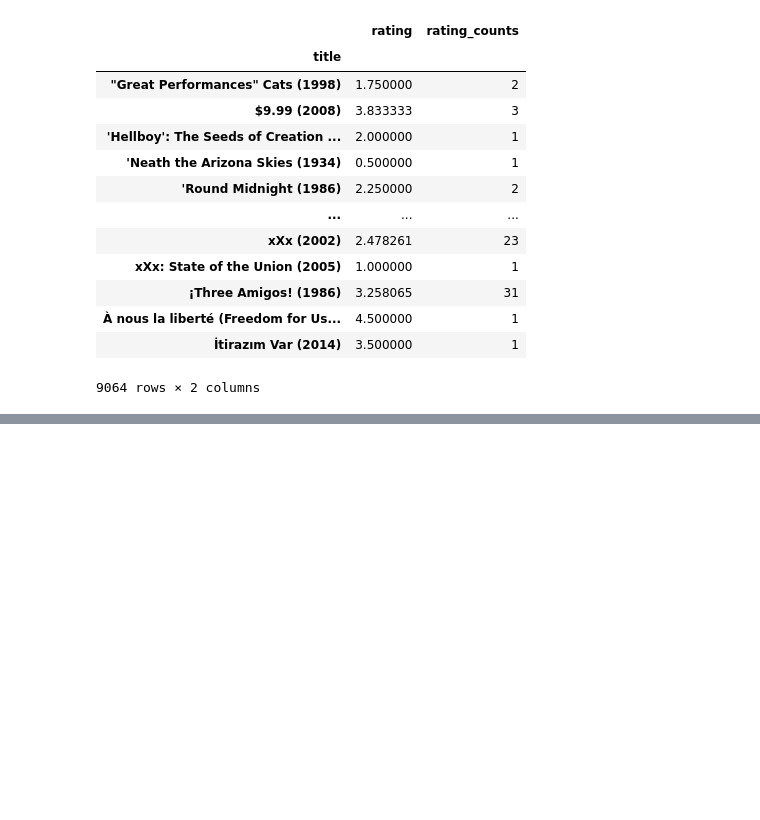
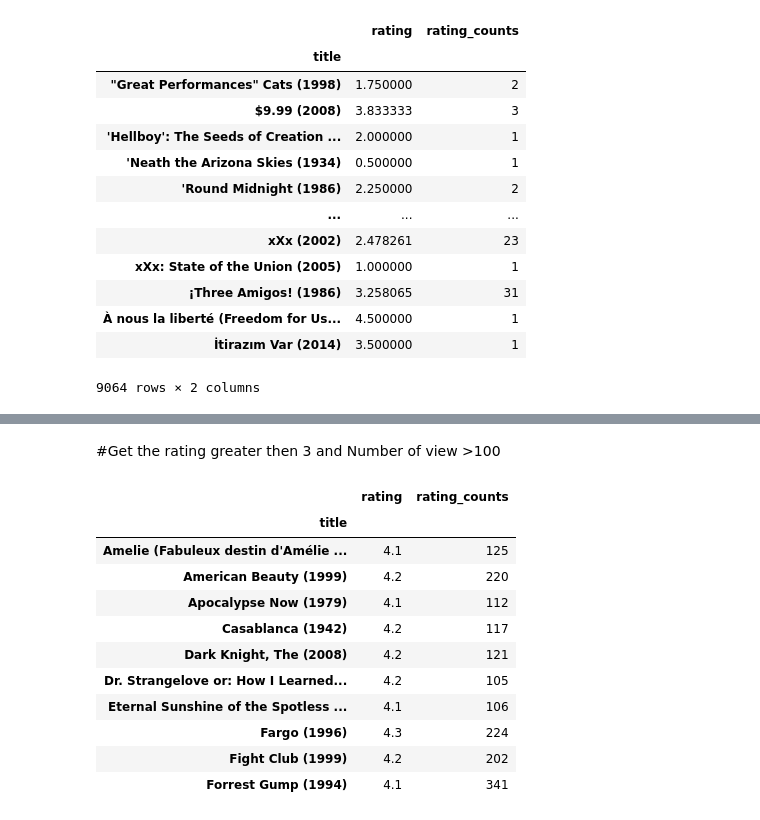
Before and after one commit to MudassirABBASSi/Recommendation-System-, a Jupyter notebook: Recommendation_System.ipynb, the cells around one changed output, grey strips where cells are left out. Saved outputs shown, nothing was run; the diff lists cells and outputs as text; code cells hidden in the pictures; blank space fills up the shorter version.

```diff
--- a/Recommendation_System.ipynb
+++ b/Recommendation_System.ipynb
@@ -180,0 +200,17 @@ Mname_rating_counts
+# %% [markdown]
+#Get the rating greater then 3 and Number of view >100
+# %%
+Mname_rating_counts[(Mname_rating_counts['rating']>4)&(Mname_rating_counts['rating_counts']>100)].head(10)
+# %% [output]
+|  | rating | rating_counts |
+| title |  |  |
+| Amelie (Fabuleux destin d'Amélie ... | 4.1 | 125 |
+| American Beauty (1999) | 4.2 | 220 |
+| Apocalypse Now (1979) | 4.1 | 112 |
+| Casablanca (1942) | 4.2 | 117 |
+| Dark Knight, The (2008) | 4.2 | 121 |
+| Dr. Strangelove or: How I Learned... | 4.2 | 105 |
+| Eternal Sunshine of the Spotless ... | 4.1 | 106 |
+| Fargo (1996) | 4.3 | 224 |
+| Fight Club (1999) | 4.2 | 202 |
+| Forrest Gump (1994) | 4.1 | 341 |
```
Also changed, not shown: parts of 5 cells of this notebook.
